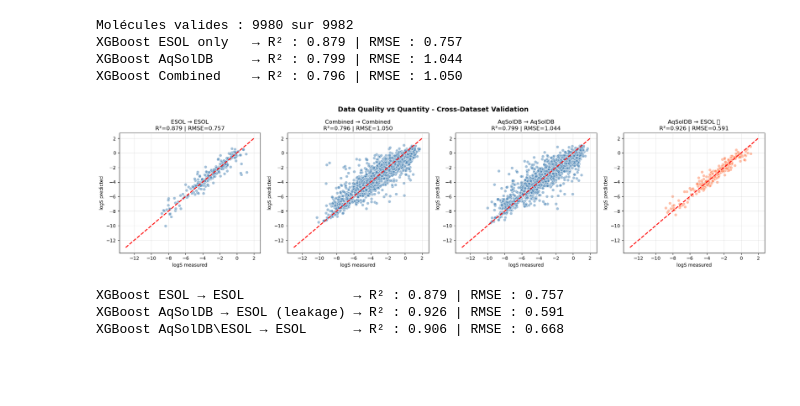
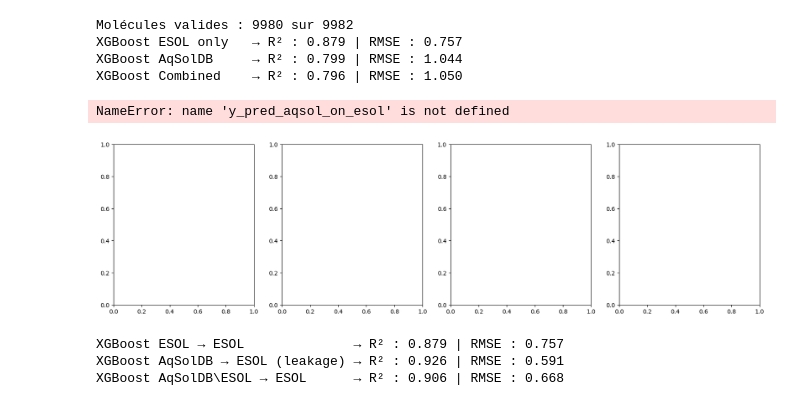
Before and after one commit to tub-aspique/cheminformatics, a Jupyter notebook: notebooks/01_esol_solubility.ipynb, the cells around one changed output. Cells and saved outputs as stored; diff of their text form; code cells hidden in the pictures; blank space fills up the shorter version.

```diff
--- a/notebooks/01_esol_solubility.ipynb
+++ b/notebooks/01_esol_solubility.ipynb
@@ -409,7 +409,7 @@ for ax, y_pred, title, r2, rmse in zip(
     [r2_lr, r2_rf, r2_combined, r2_xgb],  # 4 valeurs R²
     [rmse_lr, rmse_rf, rmse_combined, rmse_xgb],  # 4 valeurs RMSE
 ):
-    ax.scatter(y_test_c, y_pred, alpha=0.5, color='steelblue', edgecolors='white', s=40)
+    ax.scatter(y_test_fp, y_pred, alpha=0.5, color='steelblue', edgecolors='white', s=40)
     ax.plot([-8, 2], [-8, 2], 'r--', linewidth=2)
     ax.set_xlabel('logS measured')
     ax.set_ylabel('logS predicted')
@@ -503,29 +503,29 @@ print(f"AqSolDB logS range: {df_aqsol_clean['logS'].min():.2f} to {df_aqsol_clea
 ESOL logS range: -11.60 to 1.58
 AqSolDB logS range: -13.17 to 2.14
 # %%
-# Calculer descripteurs en filtrant les None
-desc_list_aq = df_aqsol_clean['smiles'].apply(calculer_descripteurs).tolist()
-valid_mask_aq = [d is not None for d in desc_list_aq]
+# Calculer descriptors en filtrant les None
+desc_list_aqsol = df_aqsol_clean['smiles'].apply(compute_descriptors).tolist()
+valid_mask_aqsol = [d is not None for d in desc_list_aqsol]
 
-df_aq_valid = df_aqsol_clean[valid_mask_aq].reset_index(drop=True)
-desc_aq_valid = pd.DataFrame([d for d in desc_list_aq if d is not None])
+df_aqsol_valid = df_aqsol_clean[valid_mask_aqsol].reset_index(drop=True)
+descriptors_aqsol_valid = pd.DataFrame([d for d in desc_list_aqsol if d is not None])
 
-print(f"Molécules valides : {len(df_aq_valid)} sur {len(df_aqsol_clean)}")
+print(f"Molécules valides : {len(df_aqsol_valid)} sur {len(df_aqsol_clean)}")
 
-fp_aq = np.array([calculer_fingerprint(s) for s in df_aq_valid['smiles']])
-X_aq = np.hstack([fp_aq, desc_aq_valid.values])
-y_aq = df_aq_valid['logS'].values
+fp_aqsol = np.array([compute_fingerprint(s) for s in df_aqsol_valid['smiles']])
+X_aqsol = np.hstack([fp_aqsol, descriptors_aqsol_valid.values])
+y_aqsol = df_aqsol_valid['logS'].values
 
-X_tr, X_te, y_tr, y_te = train_test_split(X_aq, y_aq, test_size=0.2, random_state=42)
-model_xgb_aq = XGBRegressor(n_estimators=100, learning_rate=0.1, random_state=42)
-model_xgb_aq.fit(X_tr, y_tr)
-y_pr_aq = model_xgb_aq.predict(X_te)
+X_tr, X_te, y_tr, y_te = train_test_split(X_aqsol, y_aqsol, test_size=0.2, random_state=42)
+model_xgb_aqsol = XGBRegressor(n_estimators=100, learning_rate=0.1, random_state=42)
+model_xgb_aqsol.fit(X_tr, y_tr)
+y_pred_aqsol = model_xgb_aqsol.predict(X_te)
 
-r2_aq = r2_score(y_te, y_pr_aq)
-rmse_aq = np.sqrt(mean_squared_error(y_te, y_pr_aq))
+r2_aqsol = r2_score(y_te, y_pred_aqsol)
+rmse_aqsol = np.sqrt(mean_squared_error(y_te, y_pred_aqsol))
 
 print(f"XGBoost ESOL only   → R² : {r2_xgb:.3f} | RMSE : {rmse_xgb:.3f}")
-print(f"XGBoost AqSolDB     → R² : {r2_aq:.3f} | RMSE : {rmse_aq:.3f}")
+print(f"XGBoost AqSolDB     → R² : {r2_aqsol:.3f} | RMSE : {rmse_aqsol:.3f}")
 print(f"XGBoost Combined    → R² : {r2_big:.3f} | RMSE : {rmse_big:.3f}")
 # %% [output]
 Molécules valides : 9980 sur 9982
@@ -535,26 +535,27 @@ XGBoost Combined    → R² : 0.796 | RMSE : 1.050
 # %%
 fig, axes = plt.subplots(1, 4, figsize=(20, 5))
 
 for ax, y_true, y_pred, title, r2, rmse in zip(
     axes,
-    [y_test_c, y_te_big, y_te, y_test_c],
-    [y_pred_xgb, y_pr_big, y_pr_aq, y_pred_aq_on_esol],
+    [y_test_fp, y_test_combined, y_te, y_test_fp],
+    [y_pred_xgb, y_pred_combined, y_pred_aqsol, y_pred_aqsol_on_esol],
     ['ESOL → ESOL', 'Combined → Combined', 'AqSolDB → AqSolDB', 'AqSolDB → ESOL ⭐'],
-    [r2_xgb, r2_big, r2_aq, r2_cross],
-    [rmse_xgb, rmse_big, rmse_aq, rmse_cross],
+    [r2_xgb, r2_big, r2_aqsol, r2_external],
+    [rmse_xgb, rmse_big, rmse_aqsol, rmse_external],
 ):
     color = 'coral' if title == 'AqSolDB → ESOL ⭐' else 'steelblue'
     ax.scatter(y_true, y_pred, alpha=0.5, color=color, edgecolors='white', s=40)
     ax.plot([-13, 2], [-13, 2], 'r--', linewidth=2)
     ax.set_xlabel('logS measured')
     ax.set_ylabel('logS predicted')
     ax.set_title(f'{title}\nR²={r2:.3f} | RMSE={rmse:.3f}')
     ax.grid(True, alpha=0.3)
 
 plt.suptitle('Data Quality vs Quantity - Cross-Dataset Validation',
              fontsize=14, fontweight='bold')
 plt.tight_layout()
 plt.show()
 # %% [output]
+NameError: name 'y_pred_aqsol_on_esol' is not defined
-[figure, old version]
+[figure, new version]
 # %%
```
Also changed, not shown: parts of 22 cells of this notebook.
